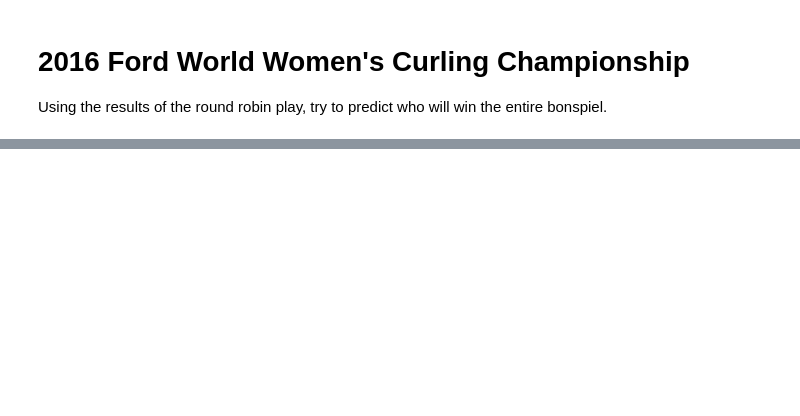
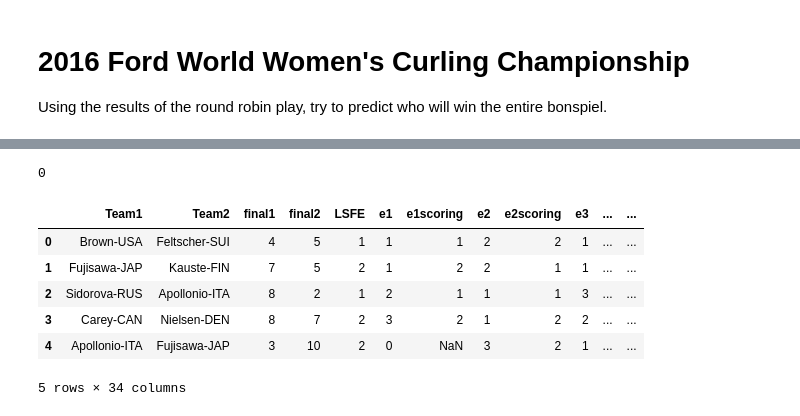
Before and after one commit to mmoran0032/curling, a Jupyter notebook: 2016Ford.ipynb, the cells around one changed output, grey strips where cells are left out. Drawn from its saved outputs; the diff is of its cells as text; code cells hidden in the pictures; blank space fills up the shorter version.

```diff
--- a/2016Ford.ipynb
+++ b/2016Ford.ipynb
@@ -27,0 +41,17 @@ data.head()
+# %%
+ends = ['e{}'.format(i) for i in range(1, 12)]
+scoring = ['{}scoring'.format(e) for e in ends]
+
+def check_scores(data):
+    t1scored = data[scoring] == 1
+    t2scored = data[scoring] == 2
+    t1scored.columns = ends
+    t2scored.columns = ends
+    return (((data[t1scored].sum(axis=1) != data['final1']).sum() +
+            (data[t2scored].sum(axis=1) != data['final2']).sum()),
+            t1scored, t2scored)
+
+value, t1scored, t2scored = check_scores(data)
+print(value)
+# %% [output]
+0
@@ -27,0 +67,16 @@ data.head()
+# %%
+team1won = data['final1'] > data['final2']
+
+def determine_winning_team(x):
+    return 1 if x else 2
+
+data['winner'] = team1won.apply(determine_winning_team)
+data.head()
+# %% [output]
+|  | Team1 | Team2 | final1 | final2 | LSFE | e1 | e1scoring | e2 | e2scoring | e3 | ... | ... |
+| 0 | Brown-USA | Feltscher-SUI | 4 | 5 | 1 | 1 | 1 | 2 | 2 | 1 | ... | ... |
+| 1 | Fujisawa-JAP | Kauste-FIN | 7 | 5 | 2 | 1 | 2 | 2 | 1 | 1 | ... | ... |
+| 2 | Sidorova-RUS | Apollonio-ITA | 8 | 2 | 1 | 2 | 1 | 1 | 1 | 3 | ... | ... |
+| 3 | Carey-CAN | Nielsen-DEN | 8 | 7 | 2 | 3 | 2 | 1 | 2 | 2 | ... | ... |
+| 4 | Apollonio-ITA | Fujisawa-JAP | 3 | 10 | 2 | 0 | NaN | 3 | 2 | 1 | ... | ... |
+5 rows × 34 columns
```
Also changed, not shown: parts of 10 cells of this notebook, 1 other file.
